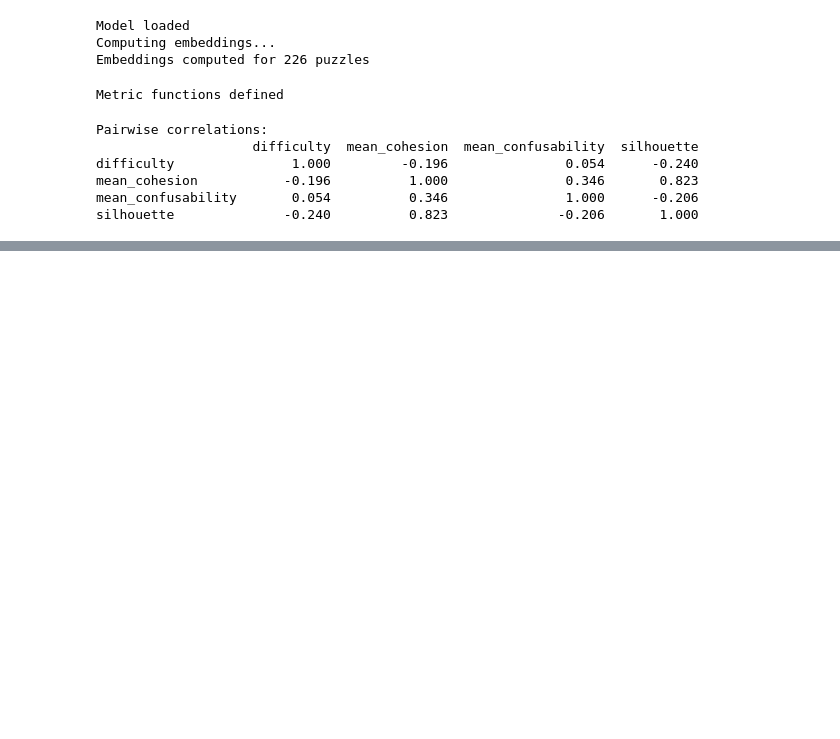
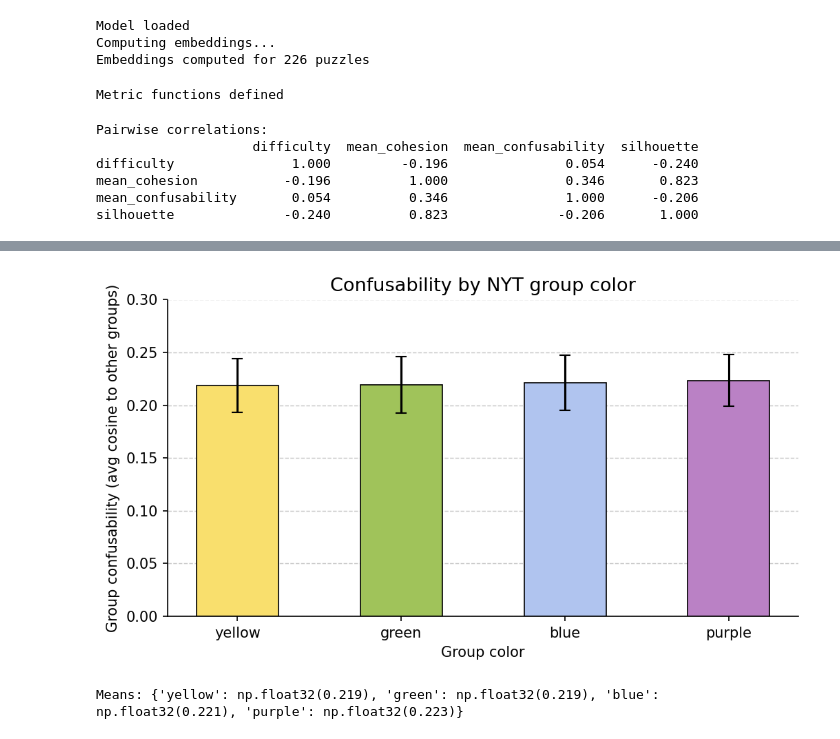
Before and after one commit to benburda/nyt-connections-thesis, a Jupyter notebook: notebooks/02_analysis.ipynb, the cells around one changed output, grey strips where cells are left out. Cells and saved outputs as stored; diff of their text form; code cells hidden in the pictures; blank space fills up the shorter version.

```diff
--- a/notebooks/02_analysis.ipynb
+++ b/notebooks/02_analysis.ipynb
@@ -162,0 +201,38 @@ silhouette              -0.240          0.823              -0.206       1.000
+# %%
+# ── Figure 4.2: Mean group confusability by color ────────────────────
+color_confusability = {0: [], 1: [], 2: [], 3: []}
+
+for puzzle in puzzles:
+    metrics = puzzle_metrics(puzzle)
+    for level, data in metrics["by_group"].items():
+        color_confusability[level].append(data["confusability"])
+
+means_conf = [np.mean(color_confusability[l]) for l in range(4)]
+stds_conf = [np.std(color_confusability[l]) for l in range(4)]
+
+fig, ax = plt.subplots(figsize=(7, 4))
+ax.bar(
+    [COLORS[l] for l in range(4)],
+    means_conf,
+    yerr=stds_conf,
+    color=[COLOR_HEX[l] for l in range(4)],
+    edgecolor="black",
+    linewidth=0.8,
+    capsize=4,
+    width=0.5
+)
+
+ax.set_title("Confusability by NYT group color", fontsize=13)
+ax.set_xlabel("Group color")
+ax.set_ylabel("Group confusability (avg cosine to other groups)")
+ax.set_ylim(0, 0.30)
+ax.yaxis.grid(True, linestyle="--", linewidth=0.7, alpha=0.7)
+ax.set_axisbelow(True)
+
+plt.tight_layout()
+plt.savefig("../results/fig4_2_confusability_by_color.png", dpi=150, bbox_inches="tight")
+plt.show()
+print("Means:", {COLORS[l]: round(means_conf[l], 3) for l in range(4)})
+# %% [output]
+[figure, added]
+Means: {'yellow': np.float32(0.219), 'green': np.float32(0.219), 'blue': np.float32(0.221), 'purple': np.float32(0.223)}
```
Also changed, not shown: parts of 16 cells of this notebook, 13 other files.
